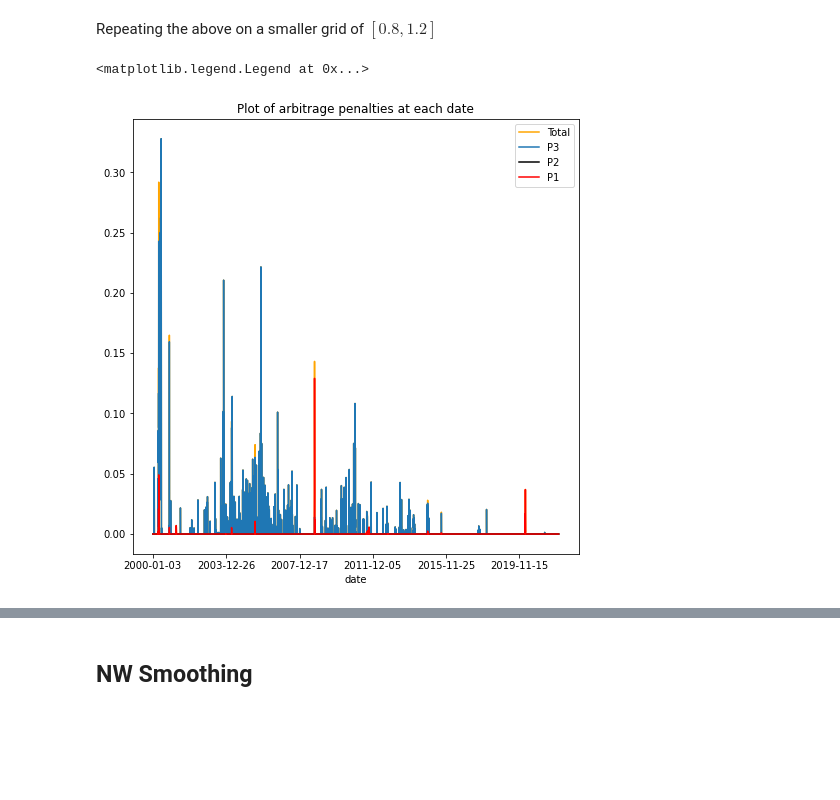
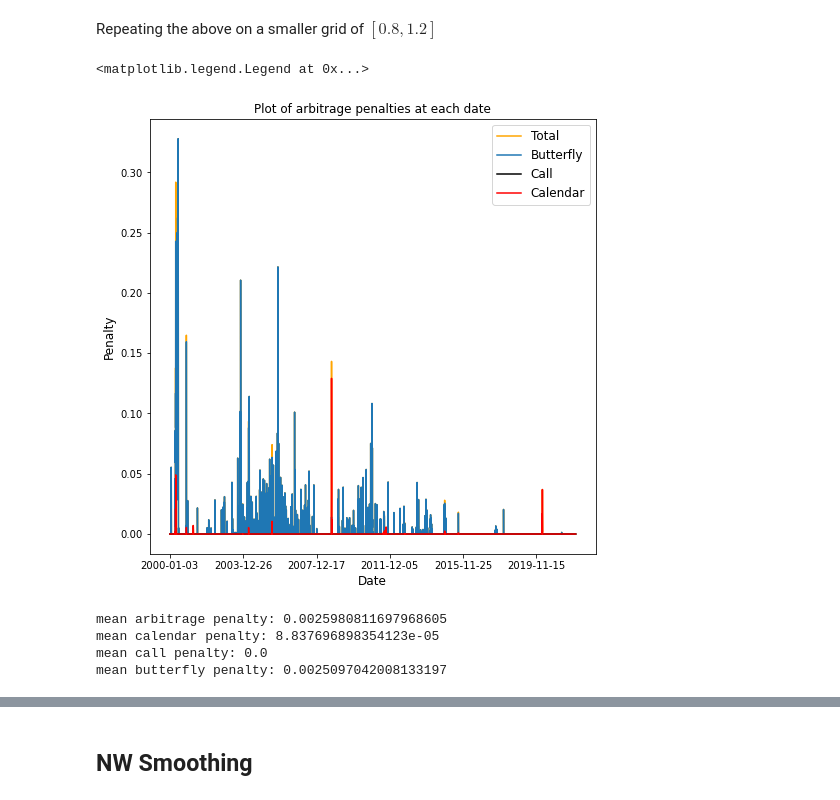
Before and after one commit to DavidMal101/Topics-in-Quant-Finance, a Jupyter notebook: VolGan and Penalties.ipynb, the cells around one changed output, grey strips where cells are left out. Saved outputs shown, nothing was run; the diff lists cells and outputs as text; code cells hidden in the pictures; blank space fills up the shorter version.

```diff
--- a/VolGan and Penalties.ipynb
+++ b/VolGan and Penalties.ipynb
@@ -477,13 +483,24 @@ p3_vals=interp_implvol_df.groupby('date').apply(p3)
 ptot_vals=p1_vals+p3_vals+p2_vals
 # %%
 ptot_vals.plot(figsize=(8,8),label='Total',color='orange')
-p3_vals.plot(figsize=(8,8),label='P3')
-p2_vals.plot(figsize=(8,8),label='P2',color='black')
-p1_vals.plot(figsize=(8,8),label='P1',color='red')
-plt.title("Plot of arbitrage penalties at each date")
-
-plt.legend()
+p3_vals.plot(figsize=(8,8),label='Butterfly')
+p2_vals.plot(figsize=(8,8),label='Call',color='black')
+p1_vals.plot(figsize=(8,8),label='Calendar',color='red')
+plt.title("Plot of arbitrage penalties at each date",fontsize=12)
+plt.xlabel('Date',fontsize=12)
+plt.ylabel('Penalty',fontsize=12)
+plt.legend(fontsize=12)
 # %% [output]
 <matplotlib.legend.Legend at 0x...>
-[figure, old version]
+[figure, new version]
+# %%
+print("mean arbitrage penalty:", ptot_vals.mean())
+print("mean calendar penalty:", p1_vals.mean())
+print("mean call penalty:",p2_vals.mean())
+print("mean butterfly penalty:", p3_vals.mean())
+# %% [output]
+mean arbitrage penalty: 0.0025980811697968605
+mean calendar penalty: 8.837696898354123e-05
+mean call penalty: 0.0
+mean butterfly penalty: 0.0025097042008133197
 # %%
```
Also changed, not shown: parts of 27 cells of this notebook.
